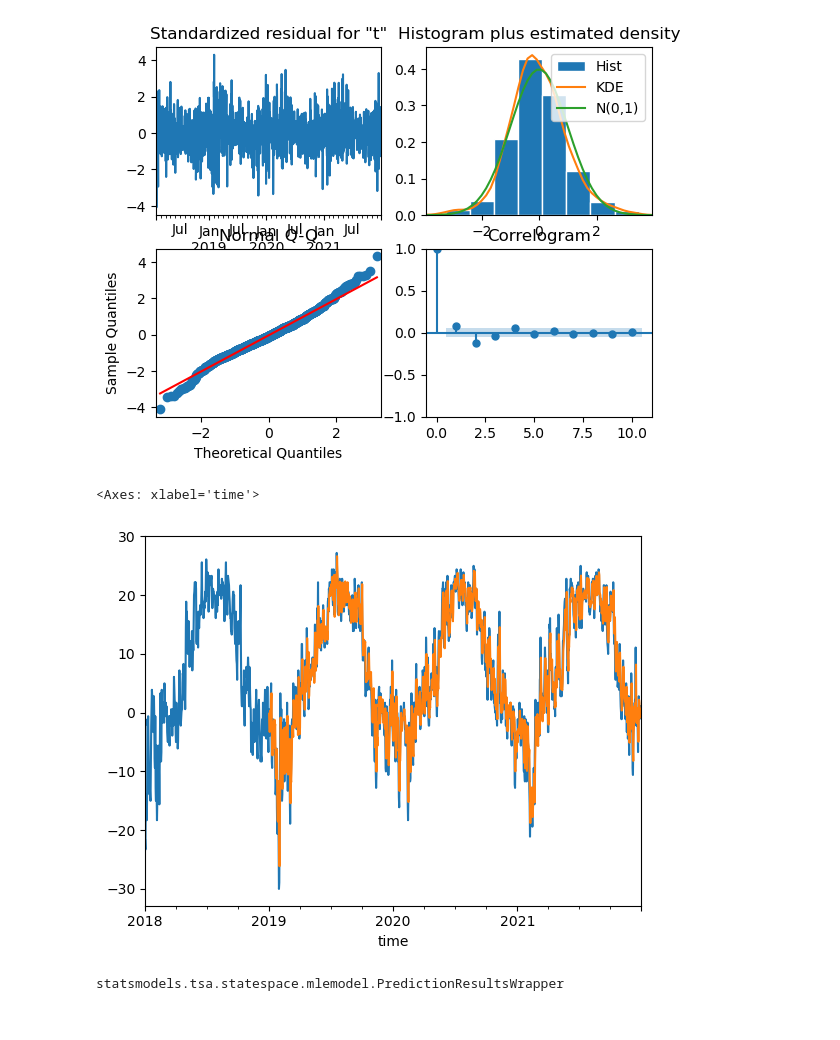
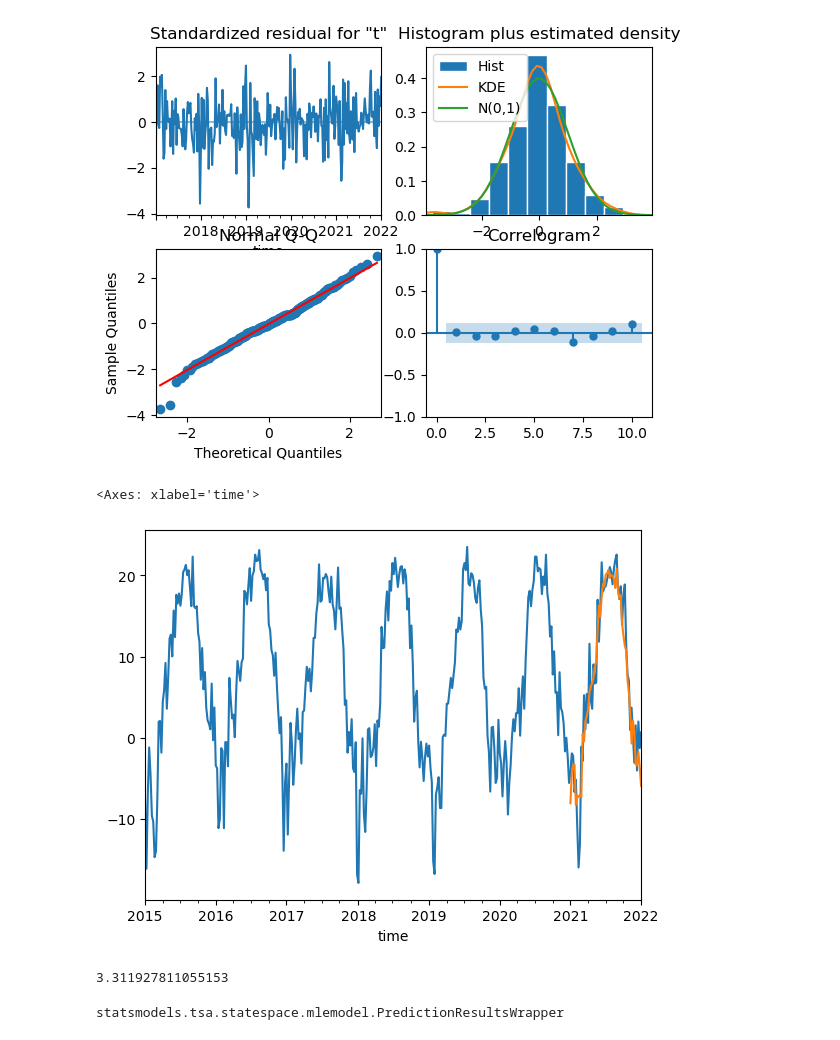
Before and after one commit to awdleishman/almanac, a Jupyter notebook: Preliminary SARIMA.ipynb, the cells around one changed output. Drawn from its saved outputs; the diff is of its cells as text; code cells hidden in the pictures.

```diff
--- a/Preliminary SARIMA.ipynb
+++ b/Preliminary SARIMA.ipynb
@@ -8,7 +8,8 @@ import matplotlib.pyplot as plt
 
 %matplotlib inline
 # %%
-df = get_weather_data("Chicago, IL", "2018-01-01", "2021-12-31")
+df = get_weather_data("Chicago, IL", "2015-01-01", "2021-12-31")
+df_future = get_weather_data("Chicago, IL", "2022-01-01", "2022-12-31")
 # %%
 df.head()
 # %% [output]
@@ -44,8 +48,9 @@ from statsmodels.tsa.statespace import sarimax
 # %%
-mod = sarimax.SARIMAX(
-    df["tmin"],
-    order=(1, 1, 1),
-    seasonal_order=(1, 1, 1, 12),
+mod = SARIMAX(
+    df["tmin"].resample("W").mean(),
+    order=(3, 0, 0),
+    seasonal_order=(0, 1, 1, 52),
+    trend="c",
     enforce_stationarity=False,
     enforce_invertibility=False,
 )
@@ -54,6 +59,6 @@ r = mod.fit()
 # %%
 r.plot_diagnostics();
 # %% [output]
-[figure, old version]
+[figure, new version]
 # %%
-pred = r.get_prediction(start="2019-01-01", dynamic=False)
+pred = r.get_prediction(start="2021-01-03", dynamic=False)
@@ -60,9 +67,17 @@ pred = r.get_prediction(start="2019-01-01", dynamic=False)
 # %%
-df["tmin"].plot()
+df["tmin"].resample("W").mean().plot()
 pred.predicted_mean.plot()
 # %% [output]
 <Axes: xlabel='time'>
-[figure, old version]
+[figure, new version]
+# %%
+mean_squared_error(
+    df["tmin"].resample("W").mean()["2021-01-03":"2021-12-31"],
+    pred.predicted_mean[0:52],
+    squared=False,
+)
+# %% [output]
+3.311927811055153
 # %%
 type(pred)
 # %% [output]
```
Also changed, not shown: parts of 11 cells of this notebook.
